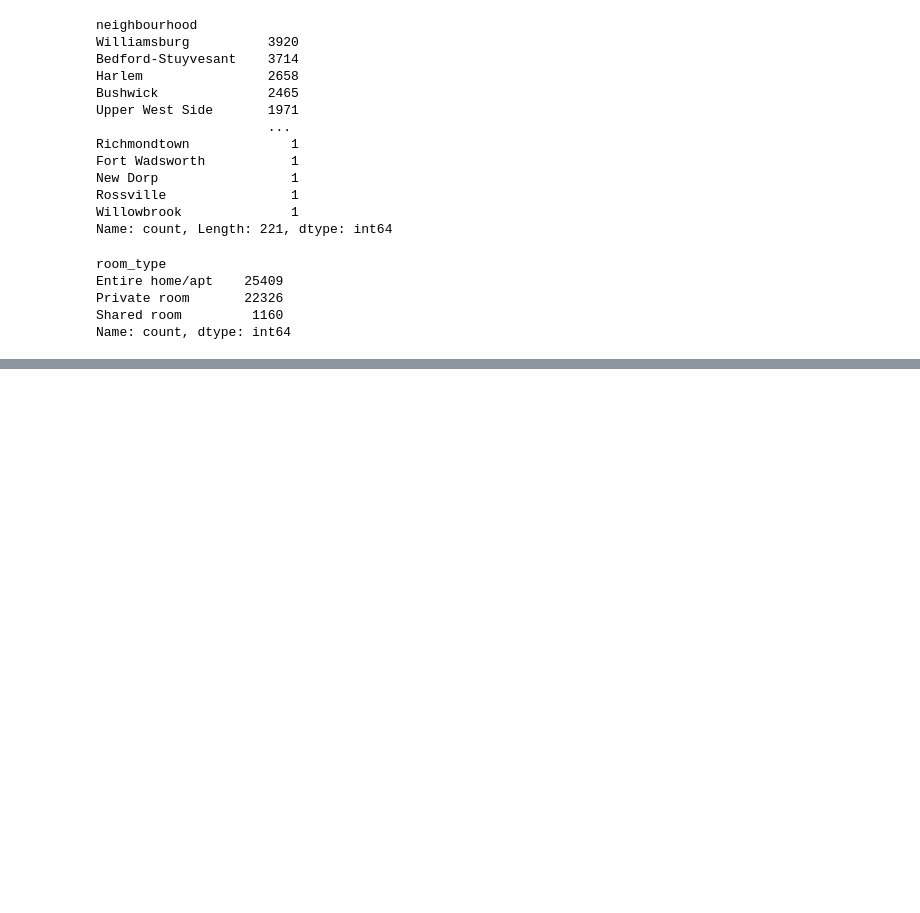
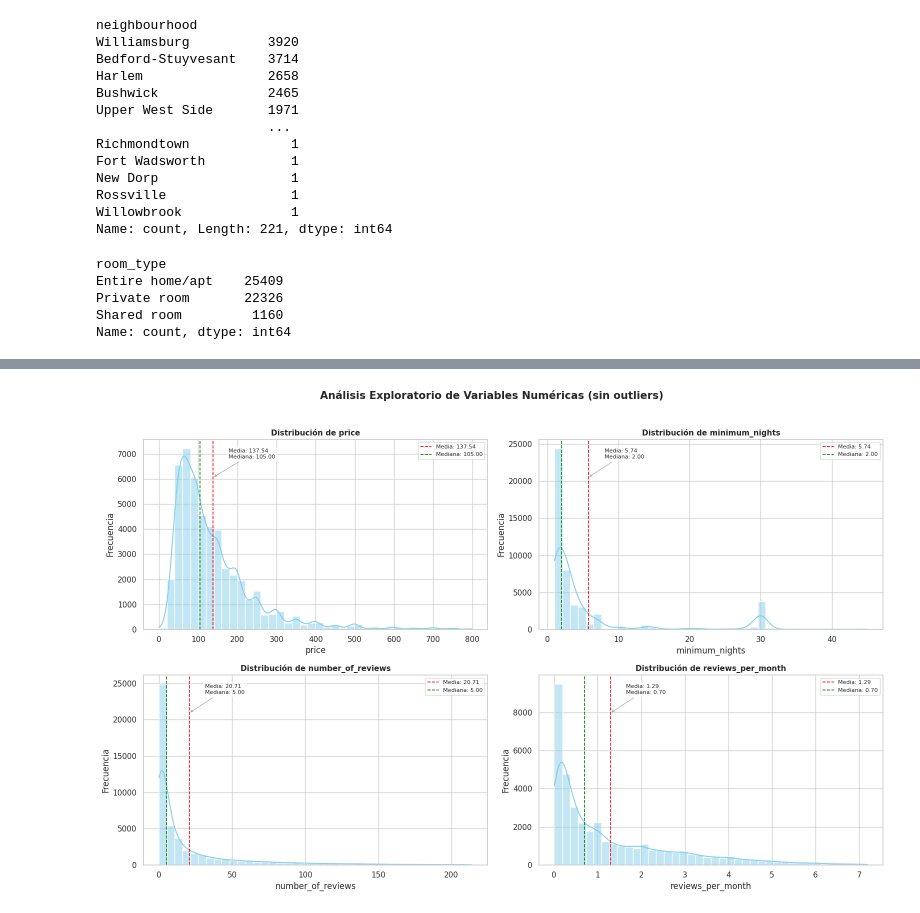
Before and after one commit to 4GeeksAcademy/antonio.romero.machine-learning-python-template, a Jupyter notebook: src/explore.ipynb, the cells around one changed output, grey strips where cells are left out. Cells and saved outputs as stored; diff of their text form; code cells hidden in the pictures; blank space fills up the shorter version.

```diff
--- a/src/explore.ipynb
+++ b/src/explore.ipynb
@@ -266,12 +218,0 @@ Name: price, dtype: float64
-# %%
-# Definir los límites inferior y superior
-# Calcular el primer cuartil (Q1) y el tercer cuartil (Q3)
-Q1 = df['price'].quantile(0.25)
-Q3 = df['price'].quantile(0.75)
-IQR = Q3 - Q1
-
-# Definir los límites inferior y superior
-lower_limit = Q1 - 1.5 * IQR
-upper_limit = Q3 + 1.5 * IQR
-
-print(f"Los límites superior e inferior para la búsqueda de outliers son {round(upper_limit, 2)} y {round(lower_limit, 2)}, con un rango intercuartílico de {round(IQR, 2)}")
@@ -481,0 +300,48 @@ preprocess = ColumnTransformer(
+# %%
+sns.set_theme(style="whitegrid")
+warnings.filterwarnings("ignore", message="Glyph .* missing from font")
+
+fig, axis = plt.subplots(2, 2, figsize=(16, 10))
+axis = axis.flatten()
+
+plots = {
+    0: "price",
+    1: "minimum_nights",
+    2: "number_of_reviews",
+    3: "reviews_per_month"
+}
+
+for i, col in plots.items():
+    ax = axis[i]
+
+    # Limitar el rango al percentil 99 para representar mejor las colas
+    upper_limit = df[col].quantile(0.99)
+
+    sns.histplot(data=df[df[col] <= upper_limit], x=col, bins=40, kde=True, color="skyblue", ax=ax)
+    ax.set_title(f"Distribución de {col}", fontsize=11, fontweight="bold")
+    ax.set_xlabel(col)
+    ax.set_ylabel("Frecuencia")
+
+    # Estadísticos sobre el subconjunto limitado
+    mean_val = df[df[col] <= upper_limit][col].mean()
+    median_val = df[df[col] <= upper_limit][col].median()
+
+    # Líneas de referencia
+    ax.axvline(mean_val, color="red", linestyle="--", linewidth=1.2, label=f"Media: {mean_val:,.2f}")
+    ax.axvline(median_val, color="green", linestyle="--", linewidth=1.2, label=f"Mediana: {median_val:,.2f}")
+
+    # Anotaciones
+    ax.annotate(f"Media: {mean_val:,.2f}\nMediana: {median_val:,.2f}",
+                xy=(mean_val, ax.get_ylim()[1]*0.8),
+                xytext=(mean_val + (upper_limit*0.05), ax.get_ylim()[1]*0.9),
+                fontsize=8,
+                bbox=dict(facecolor='white', alpha=0.7, boxstyle='round,pad=0.3'),
+                arrowprops=dict(arrowstyle="->", lw=0.6, color="gray"))
+
+    ax.legend(fontsize=8)
+
+plt.suptitle("Análisis Exploratorio de Variables Numéricas (sin outliers)", fontsize=15, fontweight="bold", y=1.02)
+plt.tight_layout()
+plt.show()
+# %% [output]
+[figure, added]
```
Also changed, not shown: parts of 36 cells of this notebook.
